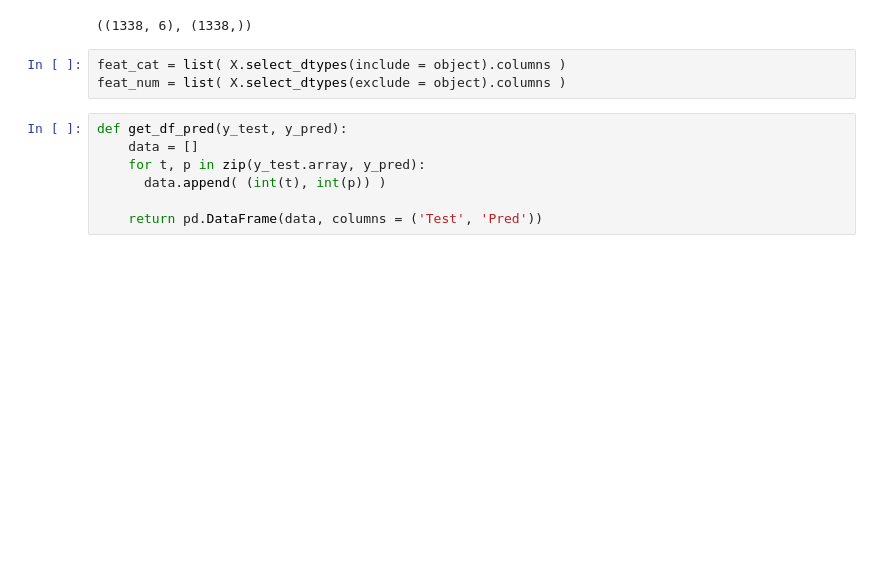
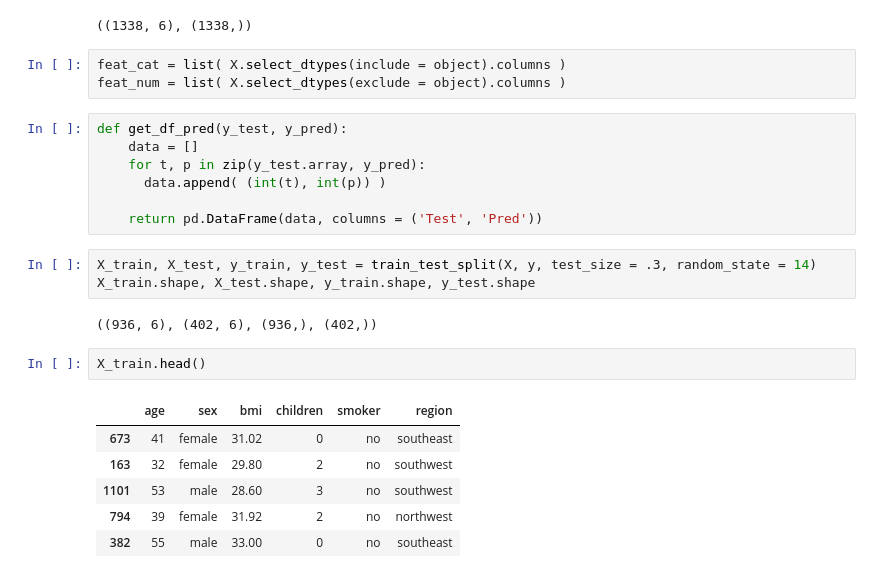
Before and after one commit to lindyc12/insurance_payout, a Jupyter notebook: Explore.ipynb, the cells around one changed output. Cells and saved outputs as stored; diff of their text form; blank space fills up the shorter version.

Commit message:
split data

```diff
--- a/Explore.ipynb
+++ b/Explore.ipynb
@@ -193,3 +194,17 @@ def get_df_pred(y_test, y_pred):
       data.append( (int(t), int(p)) )
 
     return pd.DataFrame(data, columns = ('Test', 'Pred'))
+# %%
+X_train, X_test, y_train, y_test = train_test_split(X, y, test_size = .3, random_state = 14)
+X_train.shape, X_test.shape, y_train.shape, y_test.shape
+# %% [output]
+((936, 6), (402, 6), (936,), (402,))
+# %%
+X_train.head()
+# %% [output]
+|  | age | sex | bmi | children | smoker | region |
+| 673 | 41 | female | 31.02 | 0 | no | southeast |
+| 163 | 32 | female | 29.80 | 2 | no | southwest |
+| 1101 | 53 | male | 28.60 | 3 | no | southwest |
+| 794 | 39 | female | 31.92 | 2 | no | northwest |
+| 382 | 55 | male | 33.00 | 0 | no | southeast |
```
Also changed, not shown: parts of 1 cell of this notebook.
